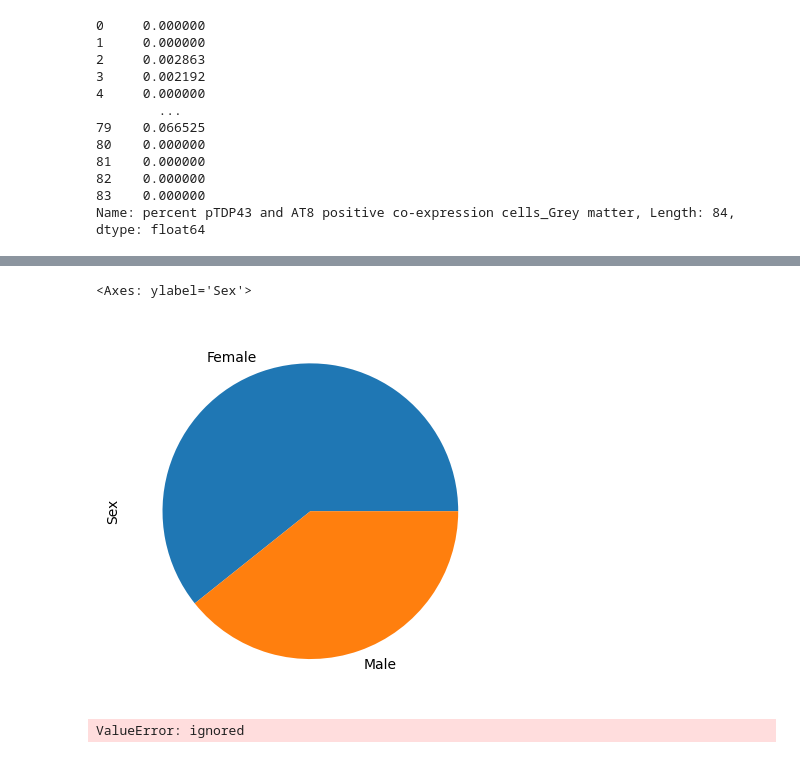
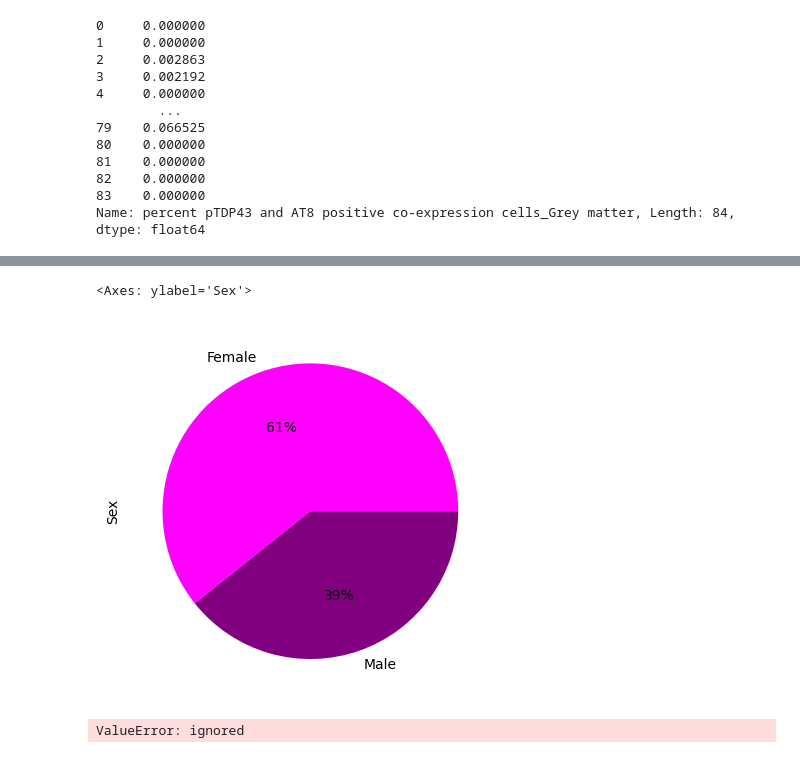
Before and after one commit to caseymacelhiney/neuro265, a Jupyter notebook: final_project.ipynb, the cells around one changed output, grey strips where cells are left out. Drawn from its saved outputs; the diff is of its cells as text; code cells hidden in the pictures.

```diff
--- a/final_project.ipynb
+++ b/final_project.ipynb
@@ -89,8 +90,9 @@ patch_seq.iloc[:,2].value_counts().plot(kind='pie')
 # %%
-alzheimers_IV.iloc[:,4].value_counts().plot(kind='pie')
+colors = ['magenta','purple']
+alzheimers_IV.iloc[:,4].value_counts().plot(kind='pie',colors=colors, autopct = '%1.0f%%')
 # %% [output]
 <Axes: ylabel='Sex'>
-[figure, old version]
+[figure, new version]
 # %%
 patch_length = len(patch_seq)
 
```
Also changed, not shown: parts of 7 cells of this notebook.
